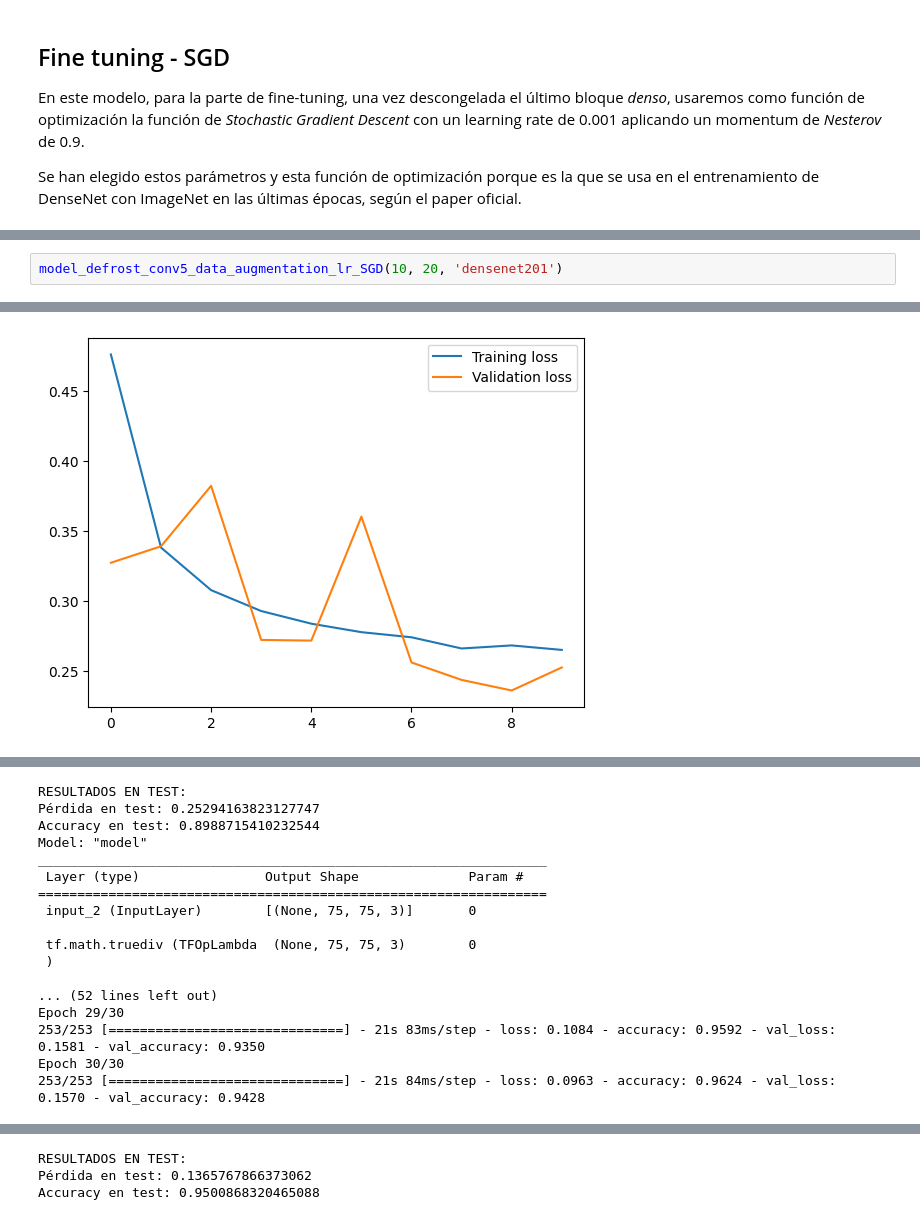
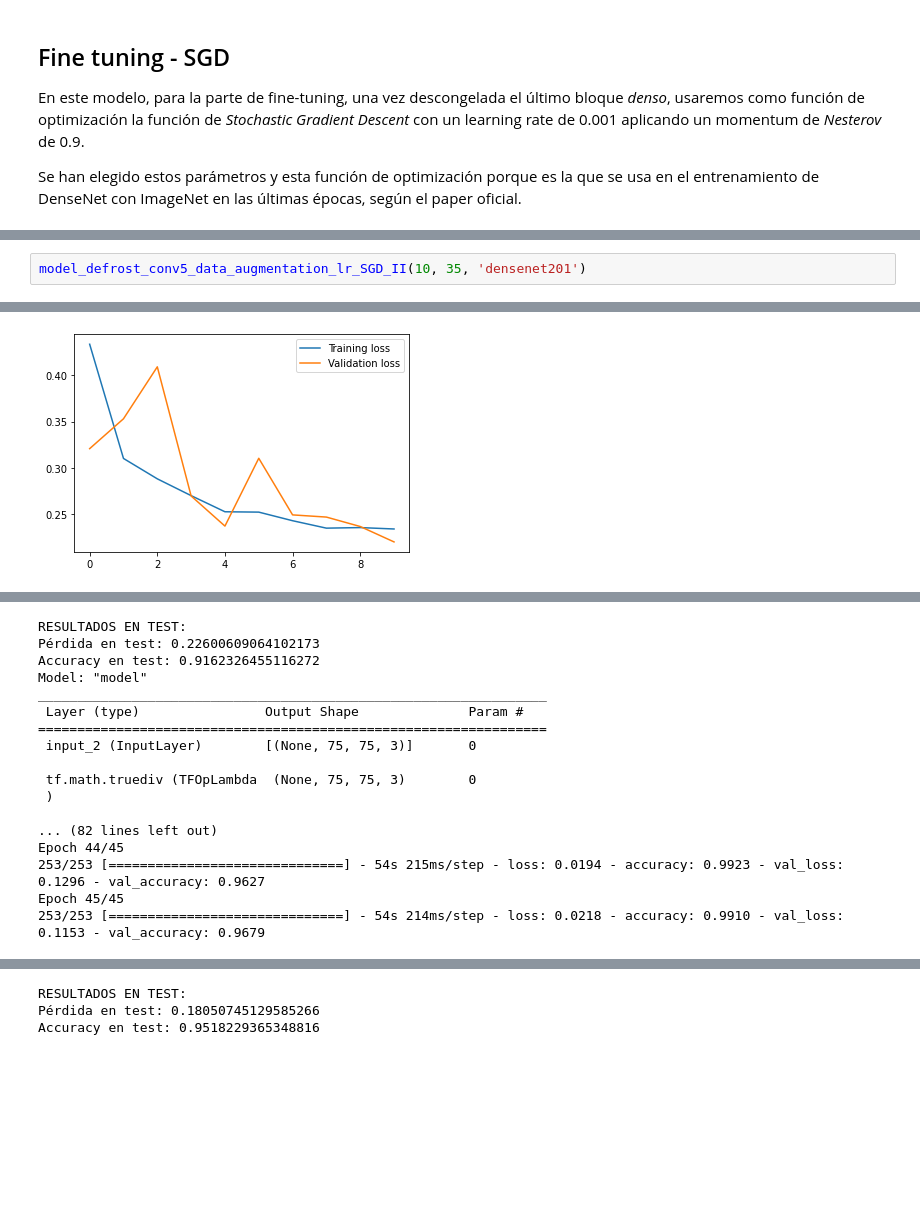
Before and after one commit to SHNacho/CNN-EyeGender, a Jupyter notebook: PFINAL_VC-V2.ipynb, the cells around one changed output, grey strips where cells are left out. Drawn from its saved outputs; the diff is of its cells as text; blank space fills up the shorter version.

```diff
--- a/PFINAL_VC-V2.ipynb
+++ b/PFINAL_VC-V2.ipynb
@@ -1031,4 +1506,4 @@ Accuracy en test: 0.9418402910232544
 # %%
-model_defrost_conv5_data_augmentation_lr_SGD(10, 20, 'densenet201')
+model_defrost_conv5_data_augmentation_lr_SGD_II(10, 35, 'densenet201')
 # %% [output]
 Downloading data from https://storage.googleapis.com/tensorflow/keras-applications/densenet/densenet201_weights_tf_dim_ordering_tf_kernels_notop.h5
@@ -1051 +1526 @@ Epoch 10/10
-[figure, old version]
+[figure, new version]
@@ -1053,6 +1528,6 @@ Epoch 10/10
 RESULTADOS EN TEST:
-Pérdida en test: 0.25294163823127747
-Accuracy en test: 0.8988715410232544
+Pérdida en test: 0.22600609064102173
+Accuracy en test: 0.9162326455116272
 Model: "model"
 _________________________________________________________________
  Layer (type)                Output Shape              Param #
@@ -1062,8 +1537,8 @@ _________________________________________________________________
  tf.math.truediv (TFOpLambda  (None, 75, 75, 3)        0
  )
 
-... (52 lines left out)
-Epoch 29/30
-253/253 [==============================] - 21s 83ms/step - loss: 0.1084 - accuracy: 0.9592 - val_loss: 0.1581 - val_accuracy: 0.9350
-Epoch 30/30
-253/253 [==============================] - 21s 84ms/step - loss: 0.0963 - accuracy: 0.9624 - val_loss: 0.1570 - val_accuracy: 0.9428
+... (82 lines left out)
+Epoch 44/45
+253/253 [==============================] - 54s 215ms/step - loss: 0.0194 - accuracy: 0.9923 - val_loss: 0.1296 - val_accuracy: 0.9627
+Epoch 45/45
+253/253 [==============================] - 54s 214ms/step - loss: 0.0218 - accuracy: 0.9910 - val_loss: 0.1153 - val_accuracy: 0.9679
@@ -1072,3 +1547,3 @@ Epoch 30/30
 RESULTADOS EN TEST:
-Pérdida en test: 0.1365767866373062
-Accuracy en test: 0.9500868320465088
+Pérdida en test: 0.18050745129585266
+Accuracy en test: 0.9518229365348816
```
Also changed, not shown: parts of 29 cells of this notebook.
